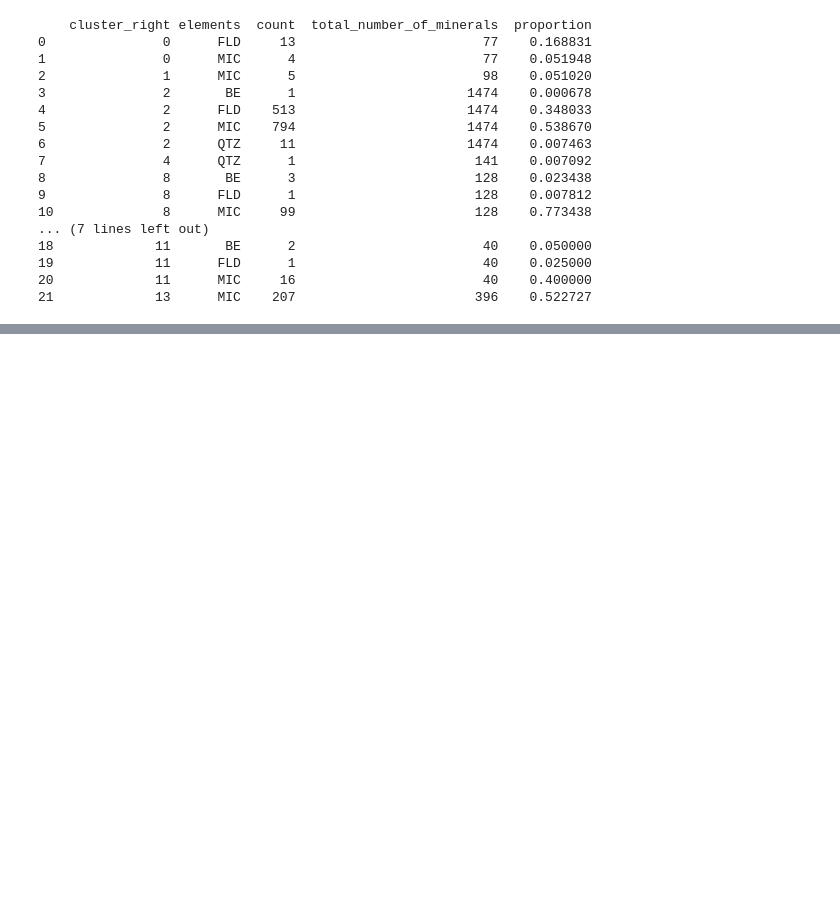
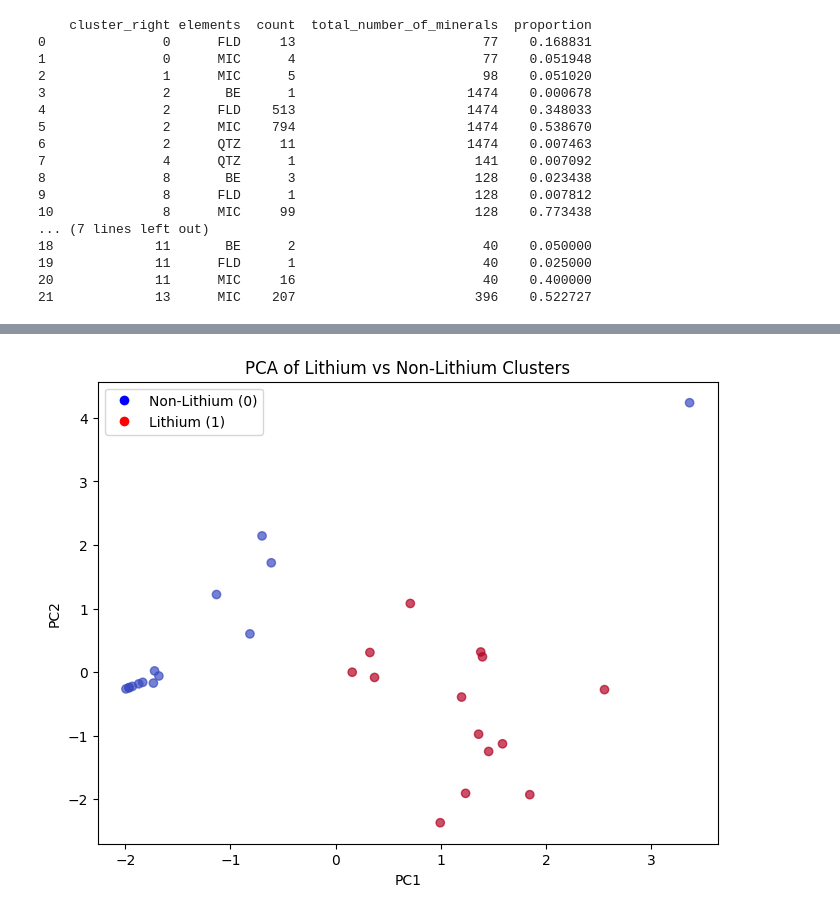
Before and after one commit to bradleybowen/mineral_indicators_lithium, a Jupyter notebook: Distance-Formulas.ipynb, the cells around one changed output, grey strips where cells are left out. Drawn from its saved outputs; the diff is of its cells as text; code cells hidden in the pictures; blank space fills up the shorter version.

```diff
--- a/Distance-Formulas.ipynb
+++ b/Distance-Formulas.ipynb
@@ -545,6 +545,14 @@ print(counts_with_totals)
 19             11      FLD      1                        40    0.025000
 20             11      MIC     16                        40    0.400000
 21             13      MIC    207                       396    0.522727
+# %%
+# Build cluster_targets from joined data
+cluster_targets = (
+    joined.assign(LI_present=joined['elements'].eq('LI').astype(int))
+          .groupby('cluster_right')['LI_present']
+          .max()   # 1 if any lithium present in cluster, else 0
+          .reset_index()
+)
 # %%
 import pandas as pd
 import geopandas as gpd
@@ -673,0 +745,11 @@ Resampled class distribution: {0: 14, 1: 14}
+# %%
+# Fit the model on the full balanced dataset
+combo_model.fit(df_scaled, y_balanced)
+
+# Now you can safely predict
+from sklearn.metrics import confusion_matrix, classification_report
+
+y_pred = combo_model.predict(df_scaled)
+
+print("Confusion matrix:\n", confusion_matrix(y_balanced, y_pred))
+print("\nClassification report:\n", classification_report(y_balanced, y_pred))
@@ -673,0 +850,21 @@ Resampled class distribution: {0: 14, 1: 14}
+# %%
+from sklearn.decomposition import PCA
+import matplotlib.pyplot as plt
+
+# Perform PCA
+pca = PCA(n_components=2)
+X_pca = pca.fit_transform(df_scaled)
+
+# Plot
+plt.figure(figsize=(8,6))
+plt.scatter(X_pca[:,0], X_pca[:,1], c=y_balanced, cmap='coolwarm', alpha=0.7)
+plt.xlabel("PC1")
+plt.ylabel("PC2")
+plt.title("PCA of Lithium vs Non-Lithium Clusters")
+plt.legend(handles=[
+    plt.Line2D([0],[0], marker='o', color='w', label='Non-Lithium (0)', markerfacecolor='blue', markersize=8),
+    plt.Line2D([0],[0], marker='o', color='w', label='Lithium (1)', markerfacecolor='red', markersize=8)
+])
+plt.show()
+# %% [output]
+[figure, added]
```
Also changed, not shown: parts of 27 cells of this notebook.
